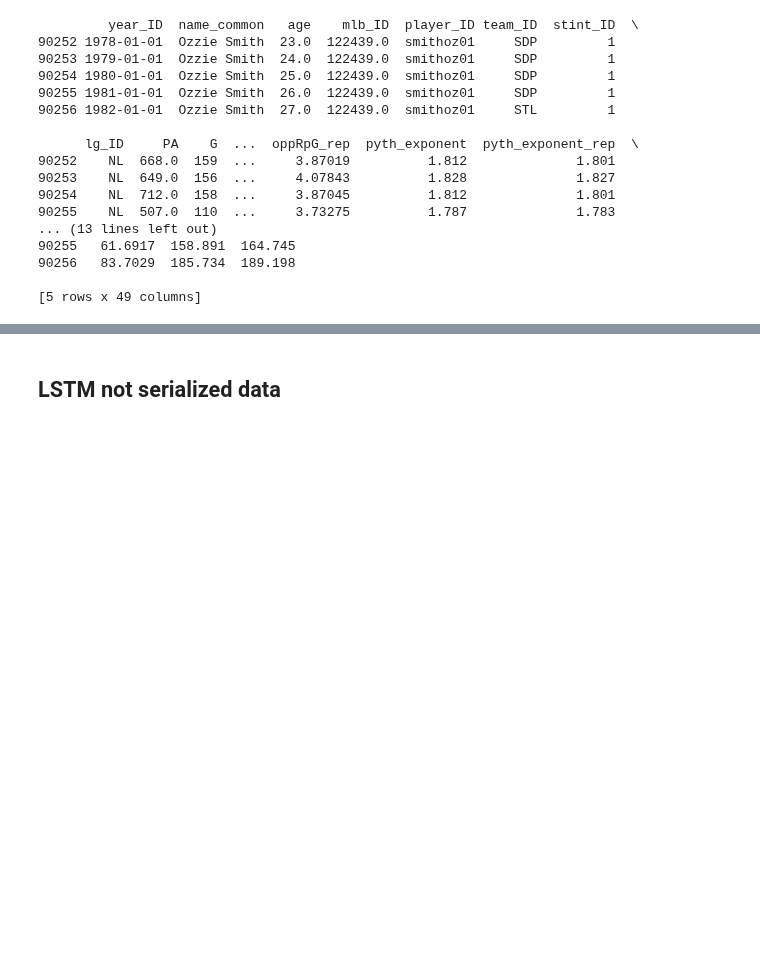
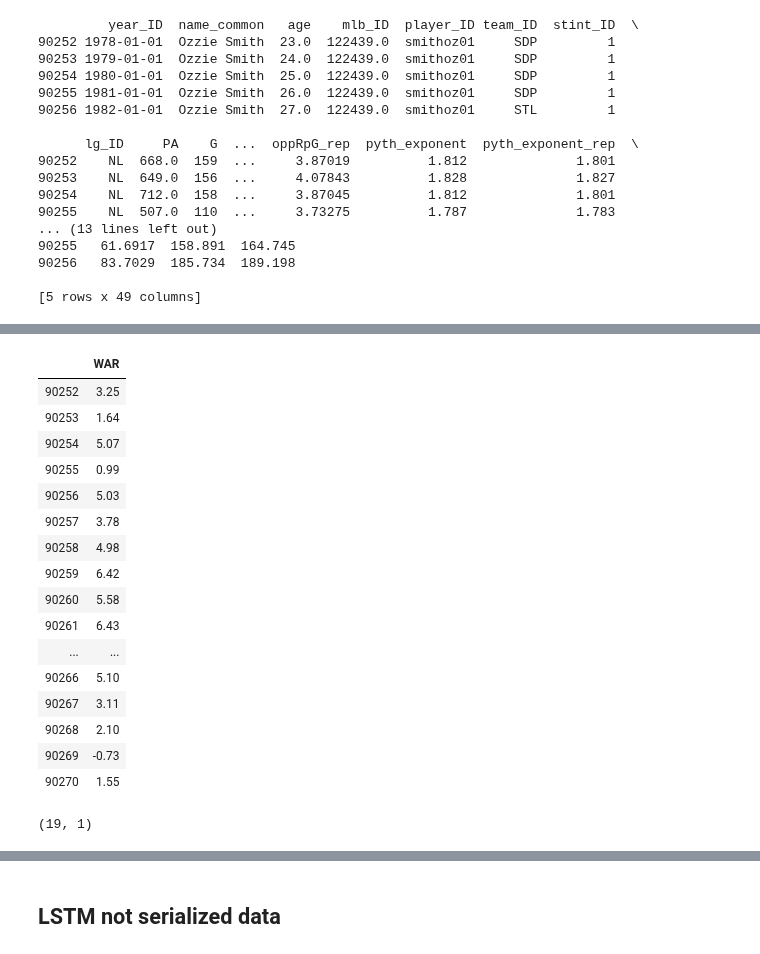
Before and after one commit to LACoderDeBH/CS229-Final-Project, a Jupyter notebook: LSTM_model.ipynb, the cells around one changed output, grey strips where cells are left out. Cells and saved outputs as stored; diff of their text form; code cells hidden in the pictures; blank space fills up the shorter version.

```diff
--- a/LSTM_model.ipynb
+++ b/LSTM_model.ipynb
@@ -218,3 +242,27 @@ KeyError: "['team_ID' 'lg_ID' 'pitcher' 'player_ID' 'name_common'] not found in
+# %%
+ozzie_Smith_smallDF
+# %% [output]
+|  | WAR |
+| 90252 | 3.25 |
+| 90253 | 1.64 |
+| 90254 | 5.07 |
+| 90255 | 0.99 |
+| 90256 | 5.03 |
+| 90257 | 3.78 |
+| 90258 | 4.98 |
+| 90259 | 6.42 |
+| 90260 | 5.58 |
+| 90261 | 6.43 |
+| ... | ... |
+| 90266 | 5.10 |
+| 90267 | 3.11 |
+| 90268 | 2.10 |
+| 90269 | -0.73 |
+| 90270 | 1.55 |
+# %%
+ozzie_Smith_smallDF.shape
+# %% [output]
+(19, 1)
 # %%
 #data preprocessing to get LSTM working for player x
 #based on past yrs of player's performance, predict future performance  of player x)
```
Also changed, not shown: parts of 38 cells of this notebook.
